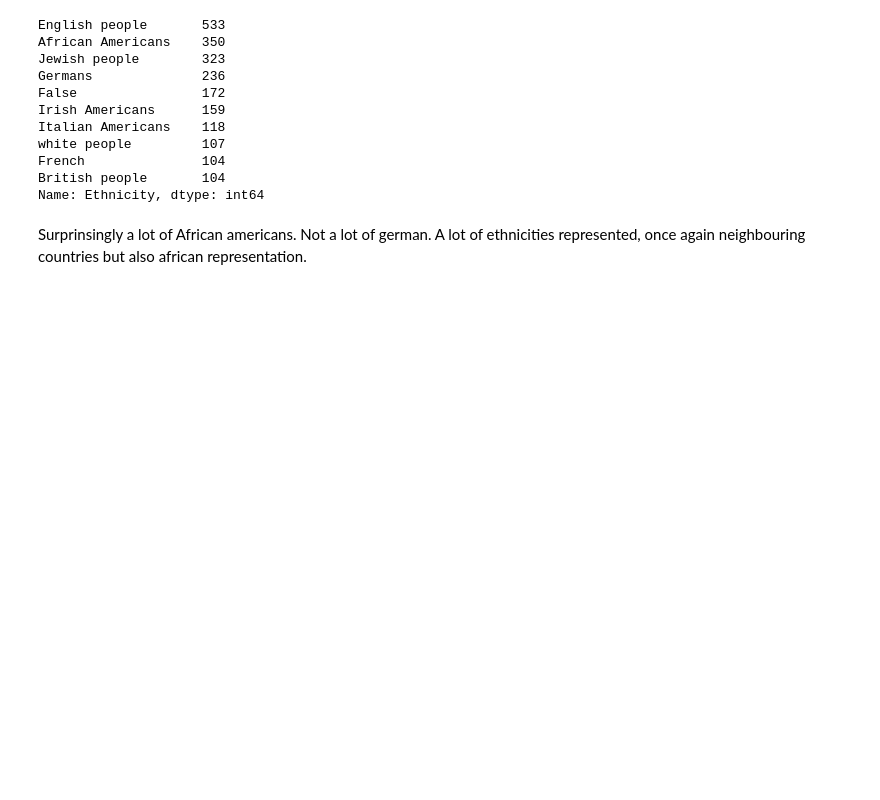
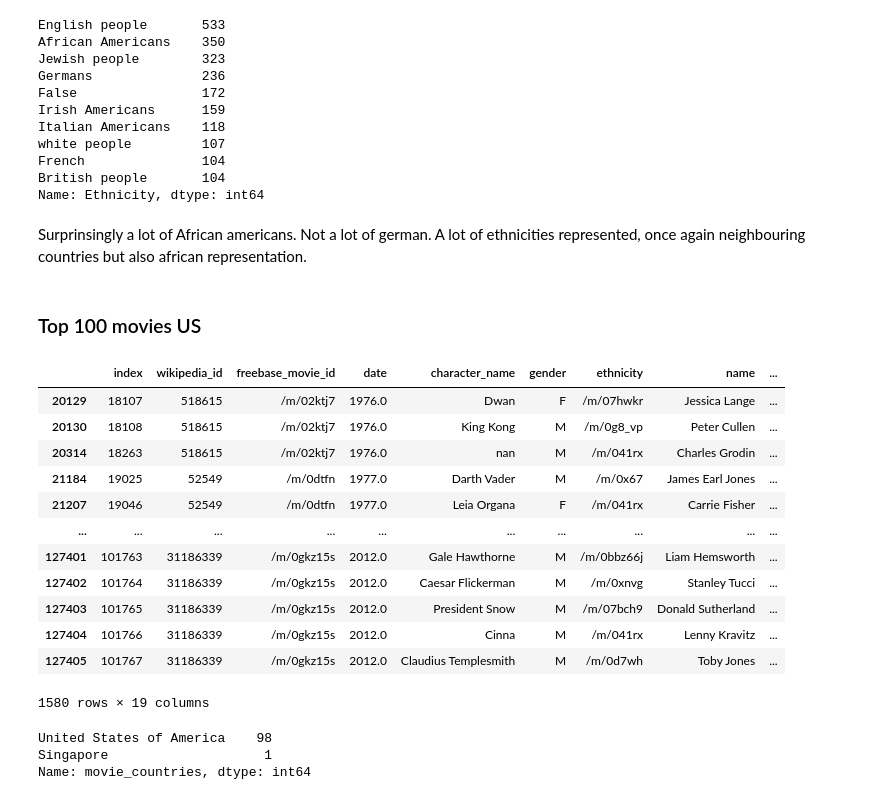
Before and after one commit to epfl-ada/ada-2022-project-borroworrob, a Jupyter notebook: part3.ipynb, the cells around one changed output. Cells and saved outputs as stored; diff of their text form; code cells hidden in the pictures; blank space fills up the shorter version.

Commit message:
country analysis add

```diff
--- a/part3.ipynb
+++ b/part3.ipynb
@@ -801,3 +801,32 @@ British people       104
 Name: Ethnicity, dtype: int64
 # %% [markdown]
 Surprinsingly a lot of African americans. Not a lot of german. A lot of ethnicities represented, once again neighbouring countries but also african representation.
+# %% [markdown]
+### Top 100 movies US
+# %%
+movie_100 = df_country_1970[df_country_1970['revenue'].notna()]
+movie_100 = movie_100.sort_values(by= 'revenue', ascending=False)
+top_100_movie = movie_100.movie_name.unique()[0:100,]   # get name of top 100
+movie_100 = df_country_1970[df_country_1970['movie_name'].isin(top_100_movie)]
+movie_100
+# %% [output]
+|  | index | wikipedia_id | freebase_movie_id | date | character_name | gender | ethnicity | name | ... |
+| 20129 | 18107 | 518615 | /m/02ktj7 | 1976.0 | Dwan | F | /m/07hwkr | Jessica Lange | ... |
+| 20130 | 18108 | 518615 | /m/02ktj7 | 1976.0 | King Kong | M | /m/0g8_vp | Peter Cullen | ... |
+| 20314 | 18263 | 518615 | /m/02ktj7 | 1976.0 | nan | M | /m/041rx | Charles Grodin | ... |
+| 21184 | 19025 | 52549 | /m/0dtfn | 1977.0 | Darth Vader | M | /m/0x67 | James Earl Jones | ... |
+| 21207 | 19046 | 52549 | /m/0dtfn | 1977.0 | Leia Organa | F | /m/041rx | Carrie Fisher | ... |
+| ... | ... | ... | ... | ... | ... | ... | ... | ... | ... |
+| 127401 | 101763 | 31186339 | /m/0gkz15s | 2012.0 | Gale Hawthorne | M | /m/0bbz66j | Liam Hemsworth | ... |
+| 127402 | 101764 | 31186339 | /m/0gkz15s | 2012.0 | Caesar Flickerman | M | /m/0xnvg | Stanley Tucci | ... |
+| 127403 | 101765 | 31186339 | /m/0gkz15s | 2012.0 | President Snow | M | /m/07bch9 | Donald Sutherland | ... |
+| 127404 | 101766 | 31186339 | /m/0gkz15s | 2012.0 | Cinna | M | /m/041rx | Lenny Kravitz | ... |
+| 127405 | 101767 | 31186339 | /m/0gkz15s | 2012.0 | Claudius Templesmith | M | /m/0d7wh | Toby Jones | ... |
+1580 rows × 19 columns
+# %%
+only_movie = movie_100.drop_duplicates(subset='movie_name', keep='first')
+only_movie['movie_countries'].value_counts()
+# %% [output]
+United States of America    98
+Singapore                    1
+Name: movie_countries, dtype: int64
```
Also changed, not shown: parts of 3 cells of this notebook.
